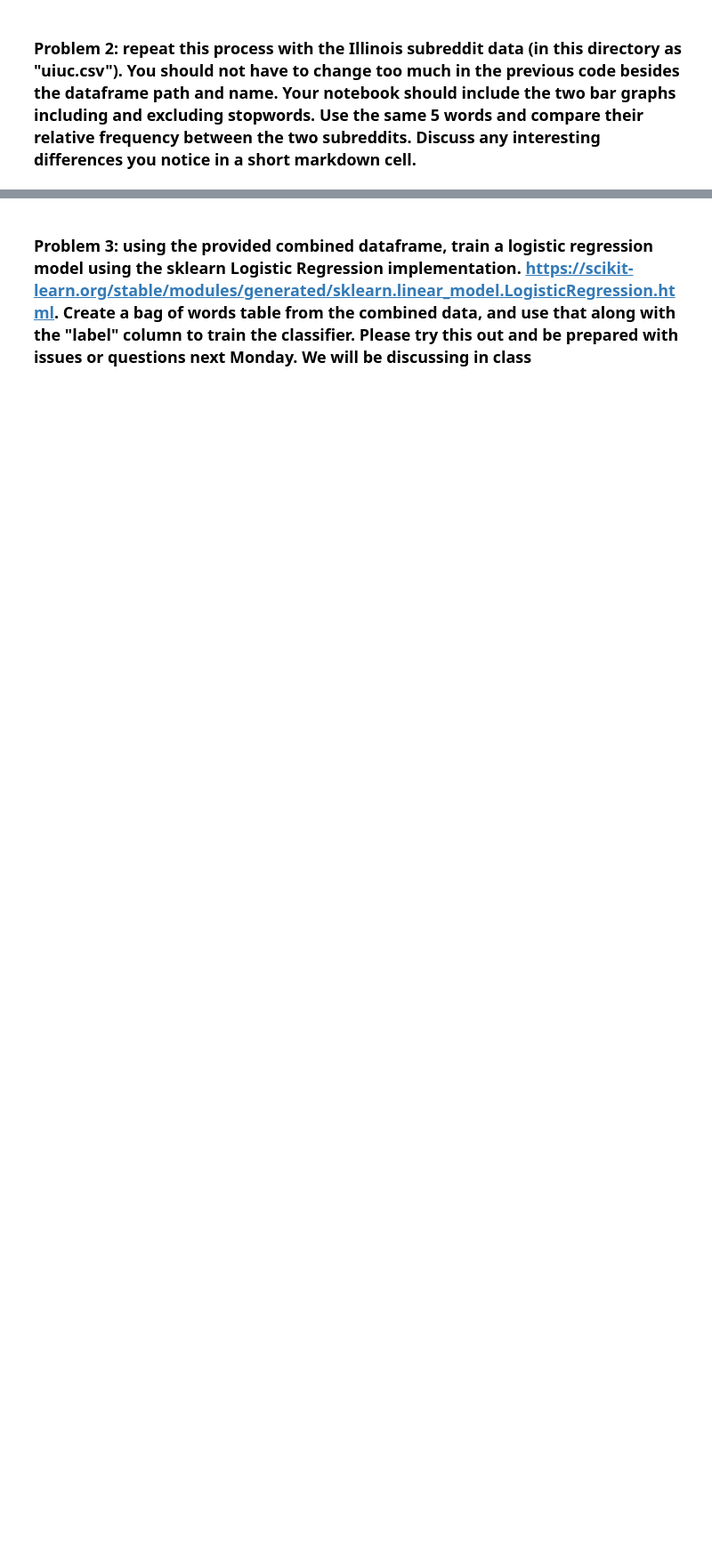
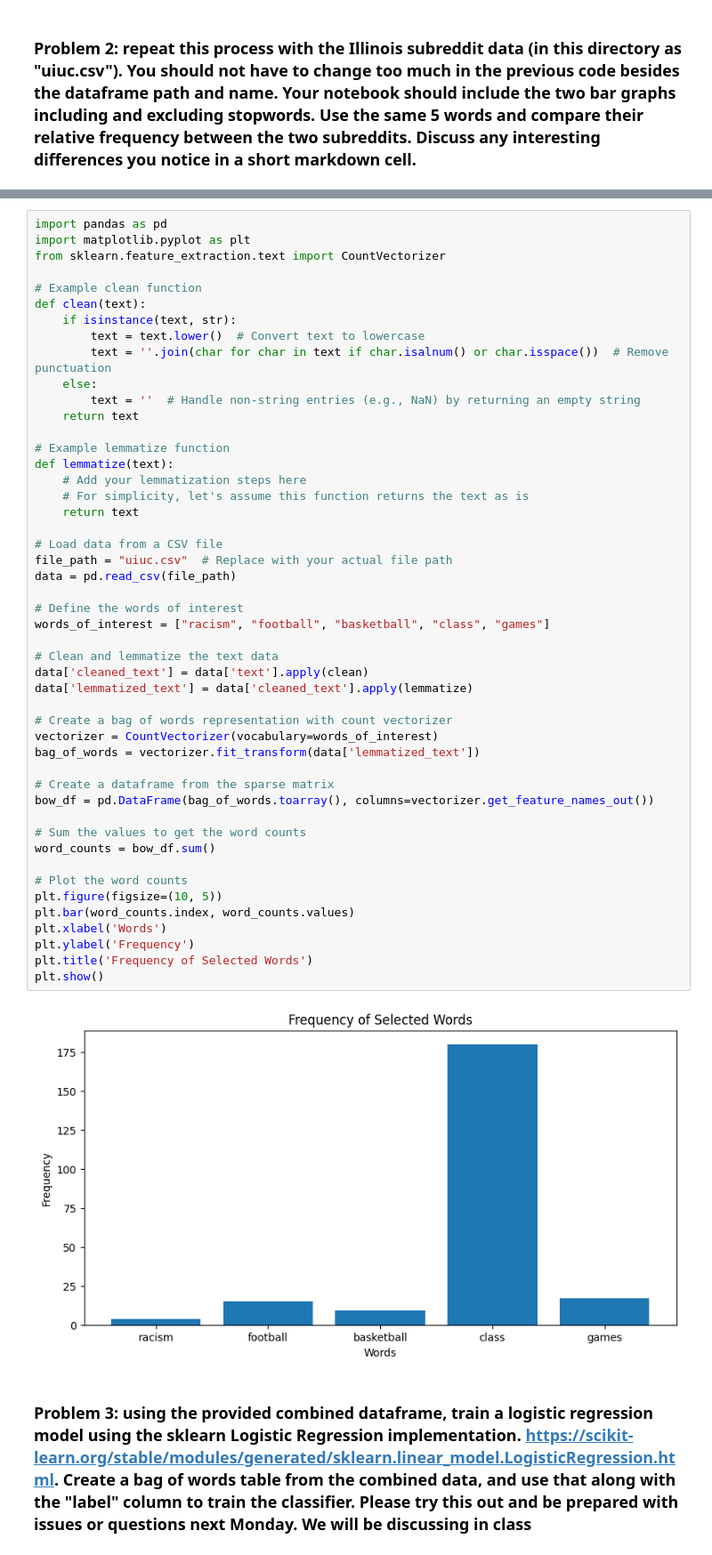
Before and after one commit to Deaygo24/project1-counting-words, a Jupyter notebook: project1.ipynb, the cells around one changed output, grey strips where cells are left out. Shown at 89% size. Drawn from its saved outputs; the diff is of its cells as text; blank space fills up the shorter version.

```diff
--- a/project1.ipynb
+++ b/project1.ipynb
@@ -338,2 +340,52 @@ uiuc=pd.read_csv("uiuc.csv")
+# %%
+import pandas as pd
+import matplotlib.pyplot as plt
+from sklearn.feature_extraction.text import CountVectorizer
+
+# Example clean function
+def clean(text):
+    if isinstance(text, str):
+        text = text.lower()  # Convert text to lowercase
+        text = ''.join(char for char in text if char.isalnum() or char.isspace())  # Remove punctuation
+    else:
+        text = ''  # Handle non-string entries (e.g., NaN) by returning an empty string
+    return text
+
+# Example lemmatize function
+def lemmatize(text):
+    # Add your lemmatization steps here
+    # For simplicity, let's assume this function returns the text as is
+    return text
+
+# Load data from a CSV file
+file_path = "uiuc.csv"  # Replace with your actual file path
+data = pd.read_csv(file_path)
+
+# Define the words of interest
+words_of_interest = ["racism", "football", "basketball", "class", "games"]
+
+# Clean and lemmatize the text data
+data['cleaned_text'] = data['text'].apply(clean)
+data['lemmatized_text'] = data['cleaned_text'].apply(lemmatize)
+
+# Create a bag of words representation with count vectorizer
+vectorizer = CountVectorizer(vocabulary=words_of_interest)
+bag_of_words = vectorizer.fit_transform(data['lemmatized_text'])
+
+# Create a dataframe from the sparse matrix
+bow_df = pd.DataFrame(bag_of_words.toarray(), columns=vectorizer.get_feature_names_out())
+
+# Sum the values to get the word counts
+word_counts = bow_df.sum()
+
+# Plot the word counts
+plt.figure(figsize=(10, 5))
+plt.bar(word_counts.index, word_counts.values)
+plt.xlabel('Words')
+plt.ylabel('Frequency')
+plt.title('Frequency of Selected Words')
+plt.show()
+# %% [output]
+[figure, added]
 # %% [markdown]
 ### Problem 3: using the provided combined dataframe, train a logistic regression model using the sklearn Logistic Regression implementation. https://scikit-learn.org/stable/modules/generated/sklearn.linear_model.LogisticRegression.html. Create a bag of words table from the combined data, and use that along with the "label" column to train the classifier. Please try this out and be prepared with issues or questions next Monday. We will be discussing in class
```
Also changed, not shown: parts of 5 cells of this notebook.
